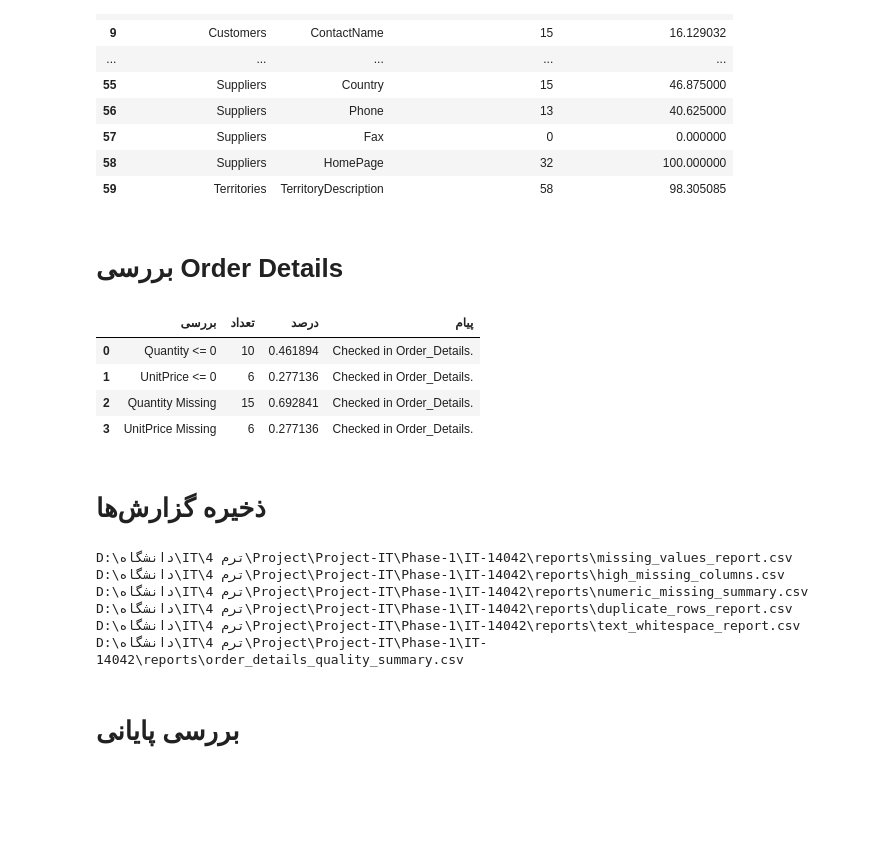
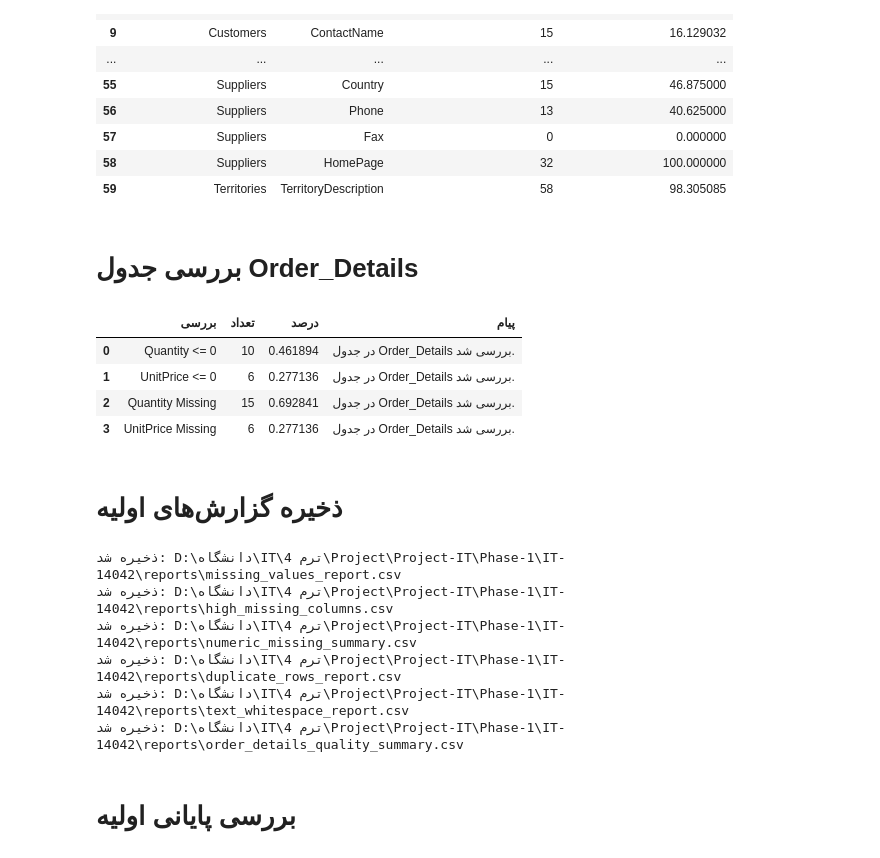
Before and after one commit to IT-Team-14042/IT-14042, a Jupyter notebook: notebooks/phase1.ipynb, the cells around one changed output. Cells and saved outputs as stored; diff of their text form; code cells hidden in the pictures; blank space fills up the shorter version.

Commit message:
Add data cleaning and imputation reports

```diff
--- a/notebooks/phase1.ipynb
+++ b/notebooks/phase1.ipynb
@@ -188,8 +180,8 @@ for table_name, df in tables.items():
     duplicate_percent = (duplicate_count / total_rows) * 100 if total_rows > 0 else 0
 
     duplicate_rows.append({
-        "نام جدول": table_name,
-        "تعداد ردیف": int(total_rows),
+        COL_TABLE: table_name,
+        COL_ROW_COUNT: int(total_rows),
         "تعداد ردیف تکراری": duplicate_count,
         "درصد ردیف تکراری": float(duplicate_percent),
     })
@@ -226,15 +218,14 @@ for table_name, df in tables.items():
         whitespace_percent = (whitespace_count / total_values) * 100 if total_values > 0 else 0
 
         text_whitespace_rows.append({
-            "نام جدول": table_name,
-            "نام ستون": column,
+            COL_TABLE: table_name,
+            COL_COLUMN: column,
             "تعداد مقدار دارای فاصله اضافی": whitespace_count,
             "درصد مقدار دارای فاصله اضافی": float(whitespace_percent),
         })
 
 text_whitespace_report = pd.DataFrame(text_whitespace_rows, columns=[
-    "نام جدول",
-    "نام ستون",
+    COL_TABLE, COL_COLUMN,
     "تعداد مقدار دارای فاصله اضافی",
     "درصد مقدار دارای فاصله اضافی",
 ])
@@ -259,67 +250,51 @@ display(text_whitespace_report)
 | 58 | Suppliers | HomePage | 32 | 100.000000 |
 | 59 | Territories | TerritoryDescription | 58 | 98.305085 |
 # %% [markdown]
-# بررسی Order Details
+# بررسی جدول Order_Details
 # %%
 def normalize_table_name(name):
     return str(name).lower().replace(" ", "").replace("_", "").replace("-", "")
 
-order_details_name = next(
-    (table_name for table_name in tables if normalize_table_name(table_name) == "orderdetails"),
-    None,
-)
-
+order_details_name = next((table_name for table_name in tables if normalize_table_name(table_name) == "orderdetails"), None)
 order_details_found = order_details_name is not None
 
 if order_details_found:
     order_details_df = tables[order_details_name]
     total_rows = len(order_details_df)
     order_quality_rows = []
 
     for column, check_name, condition_type in [
         ("Quantity", "Quantity <= 0", "non_positive"),
         ("UnitPrice", "UnitPrice <= 0", "non_positive"),
         ("Quantity", "Quantity Missing", "missing"),
         ("UnitPrice", "UnitPrice Missing", "missing"),
     ]:
         if column not in order_details_df.columns:
-            order_quality_rows.append({
-                "بررسی": check_name,
-                "تعداد": np.nan,
-                "درصد": np.nan,
-                "پیام": f"Column {column} was not found.",
-            })
+            order_quality_rows.append({"بررسی": check_name, "تعداد": np.nan, "درصد": np.nan, "پیام": f"ستون {column} پیدا نشد."})
             continue
 
         if condition_type == "missing":
             issue_count = int(order_details_df[column].isna().sum())
         else:
             numeric_values = pd.to_numeric(order_details_df[column], errors="coerce")
             issue_count = int((numeric_values <= 0).sum())
 
         issue_percent = (issue_count / total_rows) * 100 if total_rows > 0 else 0
-        order_quality_rows.append({
-            "بررسی": check_name,
-            "تعداد": issue_count,
-            "درصد": float(issue_percent),
-            "پیام": f"Checked in {order_details_name}.",
-        })
+        order_quality_rows.append({"بررسی": check_name, "تعداد": issue_count, "درصد": float(issue_percent), "پیام": f"در جدول {order_details_name} بررسی شد."})
 
     order_details_quality_summary = pd.DataFrame(order_quality_rows)
 else:
-    order_details_quality_summary = pd.DataFrame([{
-        "پیام": "Order Details table was not found.",
-    }])
+    order_details_quality_summary = pd.DataFrame([{"پیام": "جدول Order_Details پیدا نشد."}])
 
 display(order_details_quality_summary)
 # %% [output]
 |  | بررسی | تعداد | درصد | پیام |
-| 0 | Quantity <= 0 | 10 | 0.461894 | Checked in Order_Details. |
-| 1 | UnitPrice <= 0 | 6 | 0.277136 | Checked in Order_Details. |
-| 2 | Quantity Missing | 15 | 0.692841 | Checked in Order_Details. |
-| 3 | UnitPrice Missing | 6 | 0.277136 | Checked in Order_Details. |
+| 0 | Quantity <= 0 | 10 | 0.461894 | در جدول Order_Details بررسی شد. |
+| 1 | UnitPrice <= 0 | 6 | 0.277136 | در جدول Order_Details بررسی شد. |
+| 2 | Quantity Missing | 15 | 0.692841 | در جدول Order_Details بررسی شد. |
+| 3 | UnitPrice Missing | 6 | 0.277136 | در جدول Order_Details بررسی شد. |
 # %% [markdown]
-# ذخیره گزارش‌ها
+# ذخیره گزارش‌های اولیه
 # %%
 reports_dir = project_root / "reports"
 reports_dir.mkdir(parents=True, exist_ok=True)
@@ -335,17 +310,15 @@ report_outputs = {
 
 for file_name, report_df in report_outputs.items():
     report_df.to_csv(reports_dir / file_name, index=False, encoding="utf-8-sig")
-
-for file_name in report_outputs:
-    print(reports_dir / file_name)
+    print(f"ذخیره شد: {reports_dir / file_name}")
 # %% [output]
-D:\دانشگاه\IT\ترم 4\Project\Project-IT\Phase-1\IT-14042\reports\missing_values_report.csv
-D:\دانشگاه\IT\ترم 4\Project\Project-IT\Phase-1\IT-14042\reports\high_missing_columns.csv
-D:\دانشگاه\IT\ترم 4\Project\Project-IT\Phase-1\IT-14042\reports\numeric_missing_summary.csv
-D:\دانشگاه\IT\ترم 4\Project\Project-IT\Phase-1\IT-14042\reports\duplicate_rows_report.csv
-D:\دانشگاه\IT\ترم 4\Project\Project-IT\Phase-1\IT-14042\reports\text_whitespace_report.csv
-D:\دانشگاه\IT\ترم 4\Project\Project-IT\Phase-1\IT-14042\reports\order_details_quality_summary.csv
+ذخیره شد: D:\دانشگاه\IT\ترم 4\Project\Project-IT\Phase-1\IT-14042\reports\missing_values_report.csv
+ذخیره شد: D:\دانشگاه\IT\ترم 4\Project\Project-IT\Phase-1\IT-14042\reports\high_missing_columns.csv
+ذخیره شد: D:\دانشگاه\IT\ترم 4\Project\Project-IT\Phase-1\IT-14042\reports\numeric_missing_summary.csv
+ذخیره شد: D:\دانشگاه\IT\ترم 4\Project\Project-IT\Phase-1\IT-14042\reports\duplicate_rows_report.csv
+ذخیره شد: D:\دانشگاه\IT\ترم 4\Project\Project-IT\Phase-1\IT-14042\reports\text_whitespace_report.csv
+ذخیره شد: D:\دانشگاه\IT\ترم 4\Project\Project-IT\Phase-1\IT-14042\reports\order_details_quality_summary.csv
 # %% [markdown]
-# بررسی پایانی
+# بررسی پایانی اولیه
 # %%
 total_checked_columns = int(sum(len(df.columns) for df in tables.values()))
```
Also changed, not shown: parts of 23 cells of this notebook, 8 other files.
